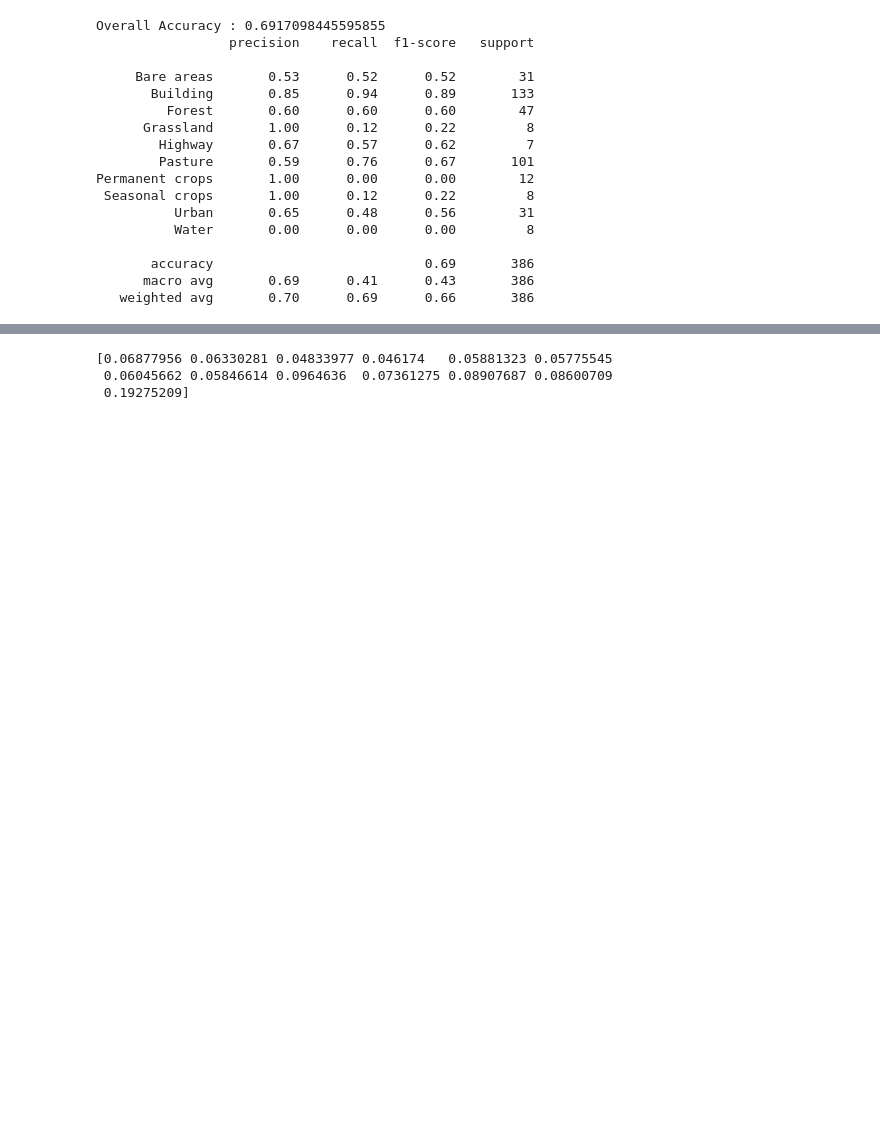
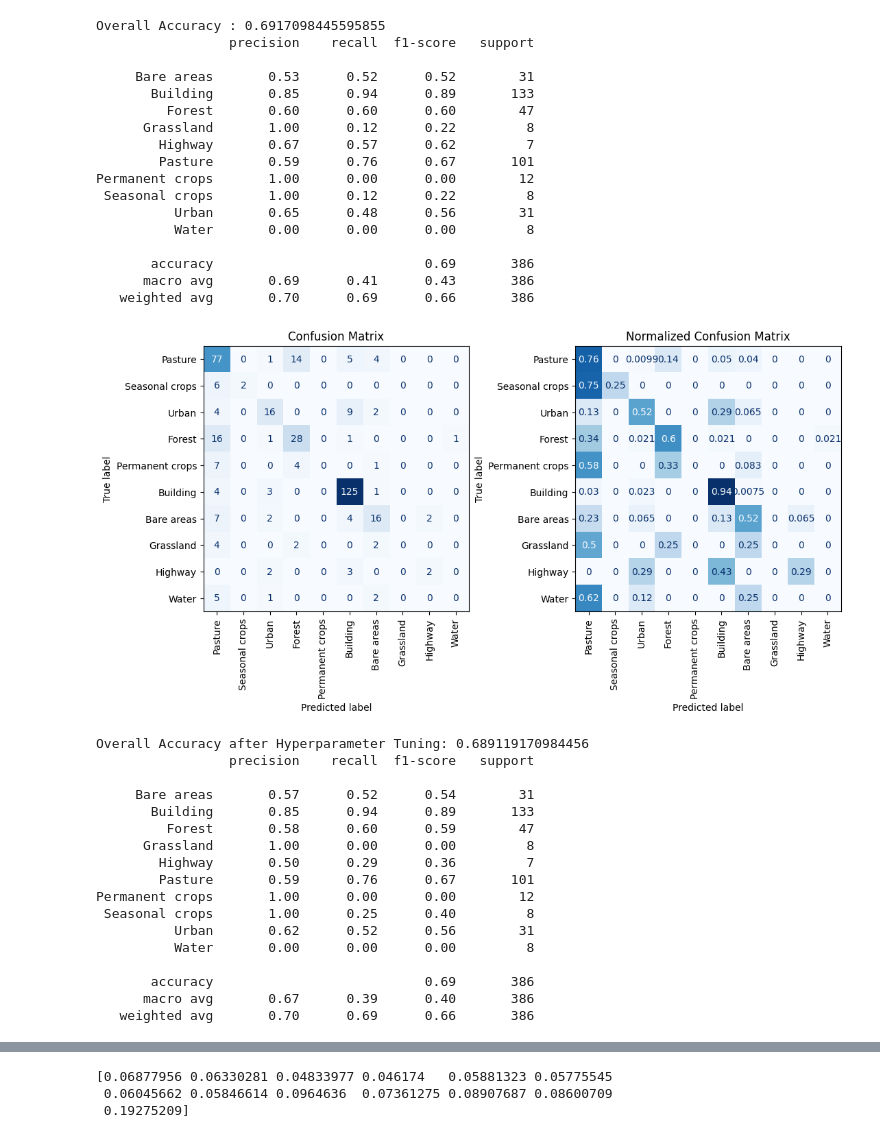
Before and after one commit to kshitijrajsharma/landcoverclassification, a Jupyter notebook: notebooks/experiment.ipynb, the cells around one changed output, grey strips where cells are left out. Drawn from its saved outputs; the diff is of its cells as text; code cells hidden in the pictures; blank space fills up the shorter version.

```diff
--- a/notebooks/experiment.ipynb
+++ b/notebooks/experiment.ipynb
@@ -140,3 +270,38 @@ Permanent crops       1.00      0.00      0.00        12
        accuracy                           0.69       386
       macro avg       0.69      0.41      0.43       386
    weighted avg       0.70      0.69      0.66       386
+# %%
+# Grid search for hyperparameter tuning
+from sklearn.model_selection import GridSearchCV
+
+param_grid = {
+    'n_estimators': [50, 100, 200, 300],
+    'max_depth': [10, 20, 30, 40],
+}
+
+grid_search = GridSearchCV(estimator=RandomForestClassifier(random_state=42), param_grid=param_grid, cv=4, n_jobs=-1)
+grid_search.fit(X_train, y_train)
+
+best_rf_classifier = grid_search.best_estimator_
+overall,classification = compute_accuracy(best_rf_classifier, X_test, y_test, gdf)
+print("Overall Accuracy after Hyperparameter Tuning:", overall)
+print(classification)
+# %% [output]
+[figure, added]
+Overall Accuracy after Hyperparameter Tuning: 0.689119170984456
+                 precision    recall  f1-score   support
+
+     Bare areas       0.57      0.52      0.54        31
+       Building       0.85      0.94      0.89       133
+         Forest       0.58      0.60      0.59        47
+      Grassland       1.00      0.00      0.00         8
+        Highway       0.50      0.29      0.36         7
+        Pasture       0.59      0.76      0.67       101
+Permanent crops       1.00      0.00      0.00        12
+ Seasonal crops       1.00      0.25      0.40         8
+          Urban       0.62      0.52      0.56        31
+          Water       0.00      0.00      0.00         8
+
+       accuracy                           0.69       386
+      macro avg       0.67      0.39      0.40       386
+   weighted avg       0.70      0.69      0.66       386
```
Also changed, not shown: parts of 9 cells of this notebook, 1 other file.
